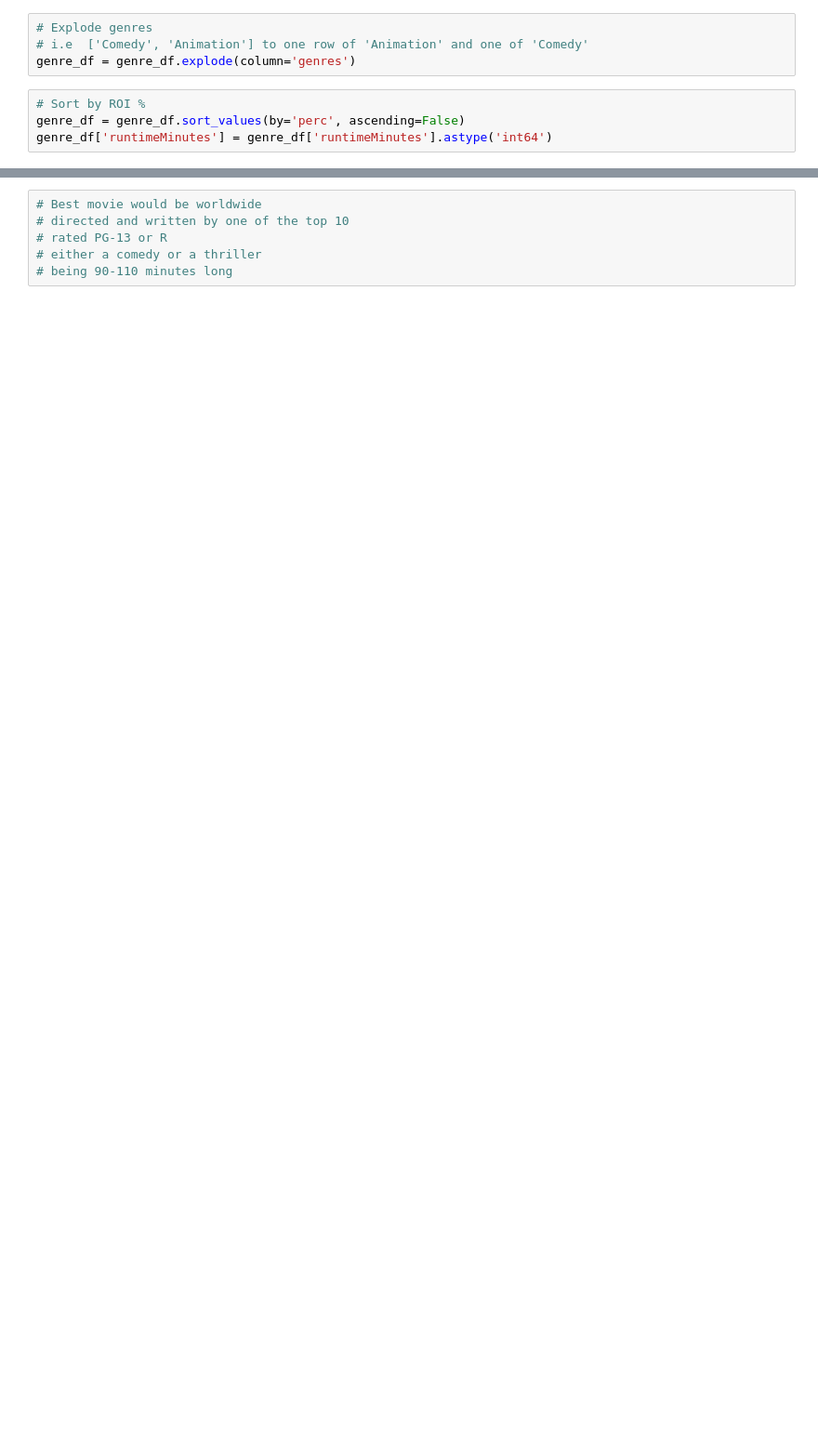
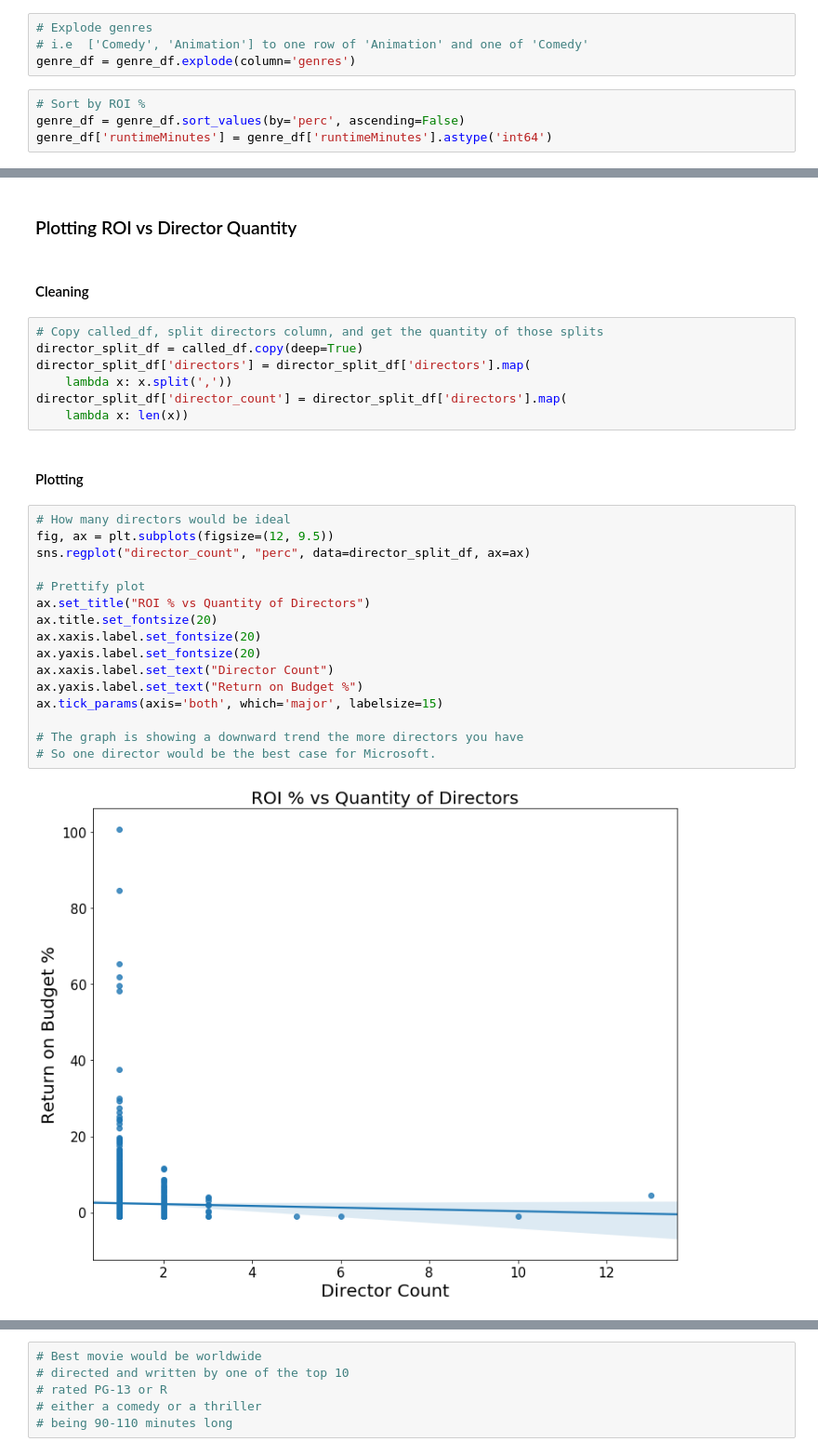
Before and after one commit to skelouse/dsc-mod-1-project-v2-1-onl01-dtsc-ft-070620, a Jupyter notebook: student.ipynb, the cells around one changed output, grey strips where cells are left out. Shown: that part at 93% size. Saved outputs shown, nothing was run; the diff lists cells and outputs as text; blank space fills up the shorter version.

```diff
--- a/student.ipynb
+++ b/student.ipynb
@@ -563,0 +344,31 @@ director_df[0:10]
+# %% [markdown]
+### Plotting ROI vs Director Quantity
+# %% [markdown]
+#### Cleaning
+# %%
+# Copy called_df, split directors column, and get the quantity of those splits
+director_split_df = called_df.copy(deep=True)
+director_split_df['directors'] = director_split_df['directors'].map(
+    lambda x: x.split(','))
+director_split_df['director_count'] = director_split_df['directors'].map(
+    lambda x: len(x))
+# %% [markdown]
+#### Plotting
+# %%
+# How many directors would be ideal
+fig, ax = plt.subplots(figsize=(12, 9.5))
+sns.regplot("director_count", "perc", data=director_split_df, ax=ax)
+
+# Prettify plot
+ax.set_title("ROI % vs Quantity of Directors")
+ax.title.set_fontsize(20)
+ax.xaxis.label.set_fontsize(20)
+ax.yaxis.label.set_fontsize(20)
+ax.xaxis.label.set_text("Director Count")
+ax.yaxis.label.set_text("Return on Budget %")
+ax.tick_params(axis='both', which='major', labelsize=15)
+
+# The graph is showing a downward trend the more directors you have
+# So one director would be the best case for Microsoft.
+# %% [output]
+[figure, added]
```
Also changed, not shown: parts of 74 cells of this notebook, 20 other files.
